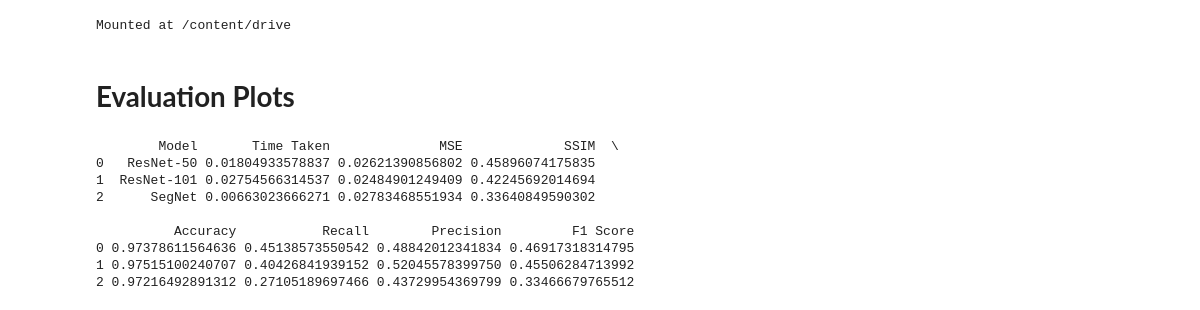
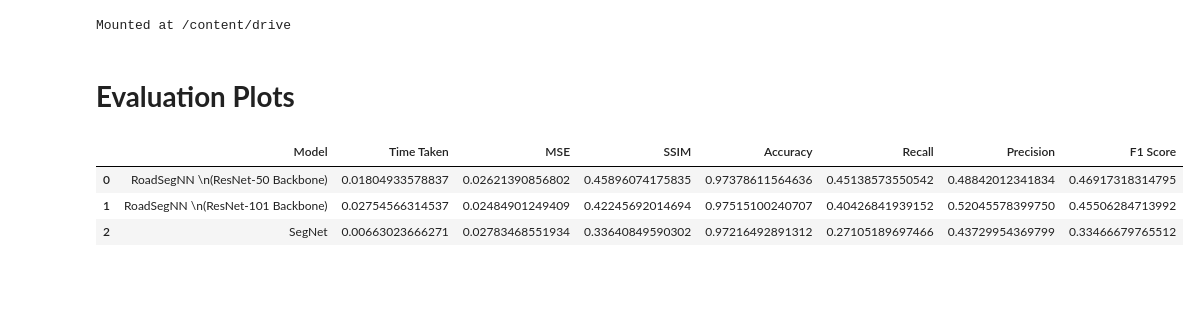
Before and after one commit to Subhadip02ghosh/Road-Detection-Binary-Segmentation, a Jupyter notebook: evaluation_metrics_plots.ipynb, the cells around one changed output. Cells and saved outputs as stored; diff of their text form; code cells hidden in the pictures; blank space fills up the shorter version.

```diff
--- a/evaluation_metrics_plots.ipynb
+++ b/evaluation_metrics_plots.ipynb
@@ -34,31 +32,26 @@ segnet_metrics = pd.read_csv(segnet_path, delimiter=": ", names=["Evaluation_Met
 # %%
 # Extract values into lists
 res50_values = res50_metrics.set_index('Evaluation_Metric')['Value'].to_dict()
 res101_values = res101_metrics.set_index('Evaluation_Metric')['Value'].to_dict()
 # swint_metrics = swint_metrics.set_index('Evaluation_Metric')['Value'].to_dict()
 segnet_values = segnet_metrics.set_index('Evaluation_Metric')['Value'].to_dict()
 
 # Create the new dataframe
 evaluation_metrics = pd.DataFrame({
-    # 'Model': ['ResNet-50', 'ResNet-101', 'Swin-T', 'SegNet'],
-    'Model': ['ResNet-50', 'ResNet-101', 'SegNet'],
+    # 'Model': [f'RoadSegNN \n(ResNet-50 Backbone)', f'RoadSegNN \n(ResNet-101 Backbone)', f'RoadSegNN \n(Swin-T Backbone)', 'SegNet'],
+    'Model': [f'RoadSegNN \n(ResNet-50 Backbone)', f'RoadSegNN \n(ResNet-101 Backbone)', 'SegNet'],
     'Time Taken': [res50_values['Time taken'], res101_values['Time taken'], segnet_values['Time taken']],
     'MSE': [res50_values['MSE'], res101_values['MSE'], segnet_values['MSE']],
     'SSIM': [res50_values['SSIM'], res101_values['SSIM'], segnet_values['SSIM']],
     'Accuracy': [res50_values['Accuracy'], res101_values['Accuracy'], segnet_values['Accuracy']],
     'Recall': [res50_values['Recall'], res101_values['Recall'], segnet_values['Recall']],
     'Precision': [res50_values['Precision'], res101_values['Precision'], segnet_values['Precision']],
     'F1 Score': [res50_values['F1 Score'], res101_values['F1 Score'], segnet_values['F1 Score']]
 })
 
 evaluation_metrics
 # %% [output]
-        Model       Time Taken              MSE             SSIM  \
-0   ResNet-50 0.01804933578837 0.02621390856802 0.45896074175835
-1  ResNet-101 0.02754566314537 0.02484901249409 0.42245692014694
-2      SegNet 0.00663023666271 0.02783468551934 0.33640849590302
-
-          Accuracy           Recall        Precision         F1 Score
-0 0.97378611564636 0.45138573550542 0.48842012341834 0.46917318314795
-1 0.97515100240707 0.40426841939152 0.52045578399750 0.45506284713992
-2 0.97216492891312 0.27105189697466 0.43729954369799 0.33466679765512
+|  | Model | Time Taken | MSE | SSIM | Accuracy | Recall | Precision | F1 Score |
+| 0 | RoadSegNN \n(ResNet-50 Backbone) | 0.01804933578837 | 0.02621390856802 | 0.45896074175835 | 0.97378611564636 | 0.45138573550542 | 0.48842012341834 | 0.46917318314795 |
+| 1 | RoadSegNN \n(ResNet-101 Backbone) | 0.02754566314537 | 0.02484901249409 | 0.42245692014694 | 0.97515100240707 | 0.40426841939152 | 0.52045578399750 | 0.45506284713992 |
+| 2 | SegNet | 0.00663023666271 | 0.02783468551934 | 0.33640849590302 | 0.97216492891312 | 0.27105189697466 | 0.43729954369799 | 0.33466679765512 |
```
Also changed, not shown: parts of 3 cells of this notebook.
